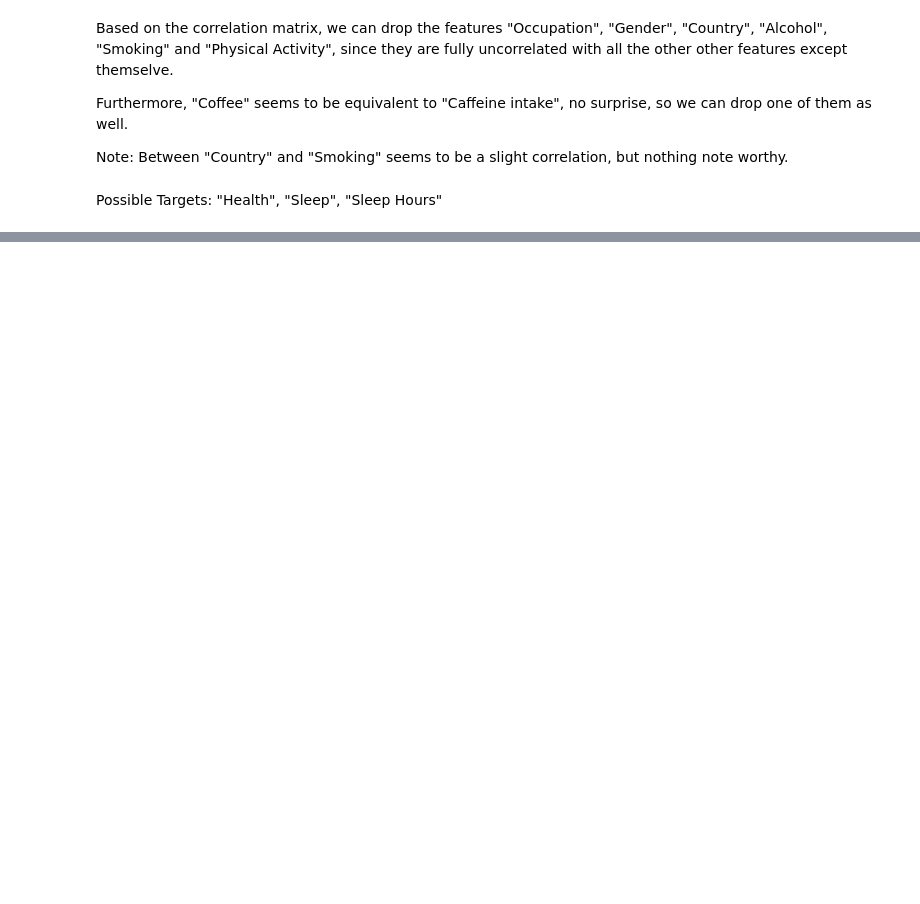
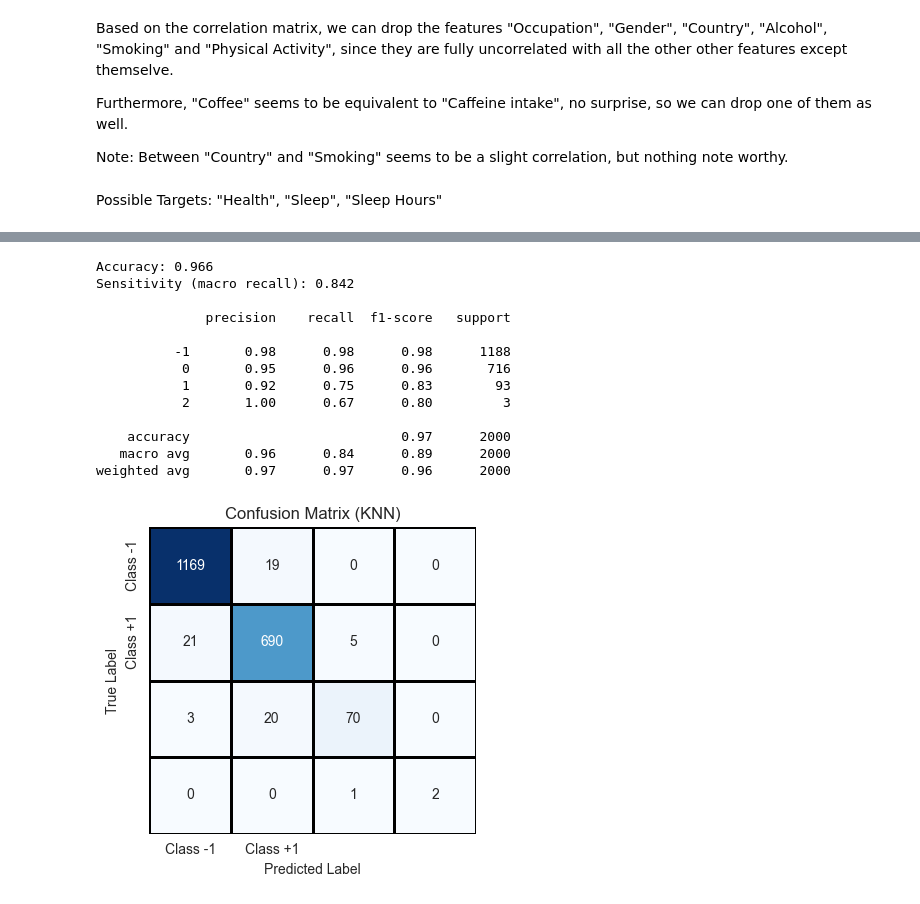
Before and after one commit to RicemanBoy/ML-supervised-project, a Jupyter notebook: pauls_notebook.ipynb, the cells around one changed output, grey strips where cells are left out. Saved outputs shown, nothing was run; the diff lists cells and outputs as text; code cells hidden in the pictures; blank space fills up the shorter version.

```diff
--- a/pauls_notebook.ipynb
+++ b/pauls_notebook.ipynb
@@ -283,0 +367,49 @@ Accuracy: 0.994
+# %%
+# --- TRAIN AND PREDICT ---
+knn_pipeline.fit(X_train_knn, y_train_knn)
+y_pred_knn = knn_pipeline.predict(X_val_knn)
+
+# --- Print metrics ---
+from sklearn.metrics import accuracy_score, recall_score, classification_report, confusion_matrix
+import seaborn as sns
+
+print(f"Accuracy: {accuracy_score(y_val_knn, y_pred_knn):.3f}")
+print(f"Sensitivity (macro recall): {recall_score(y_val_knn, y_pred_knn, average='macro'):.3f}\n")
+print(classification_report(y_val_knn, y_pred_knn))
+
+# --- Confusion Matrix ---
+conf_matrix_knn = confusion_matrix(y_val_knn, y_pred_knn)
+labels_knn = ["Class -1", "Class +1"]  # adjust to your actual class labels if needed
+
+plt.figure(figsize=(4, 4))
+sns.heatmap(
+    conf_matrix_knn,
+    annot=True,
+    fmt="d",
+    cmap="Blues",
+    xticklabels=labels_knn,
+    yticklabels=labels_knn,
+    cbar=False,
+    linewidths=1,
+    linecolor="black"
+)
+plt.xlabel("Predicted Label")
+plt.ylabel("True Label")
+plt.title("Confusion Matrix (KNN)")
+plt.tight_layout()
+plt.show()
+# %% [output]
+Accuracy: 0.966
+Sensitivity (macro recall): 0.842
+
+              precision    recall  f1-score   support
+
+          -1       0.98      0.98      0.98      1188
+           0       0.95      0.96      0.96       716
+           1       0.92      0.75      0.83        93
+           2       1.00      0.67      0.80         3
+
+    accuracy                           0.97      2000
+   macro avg       0.96      0.84      0.89      2000
+weighted avg       0.97      0.97      0.96      2000
+[figure, added]
```
Also changed, not shown: parts of 16 cells of this notebook.
